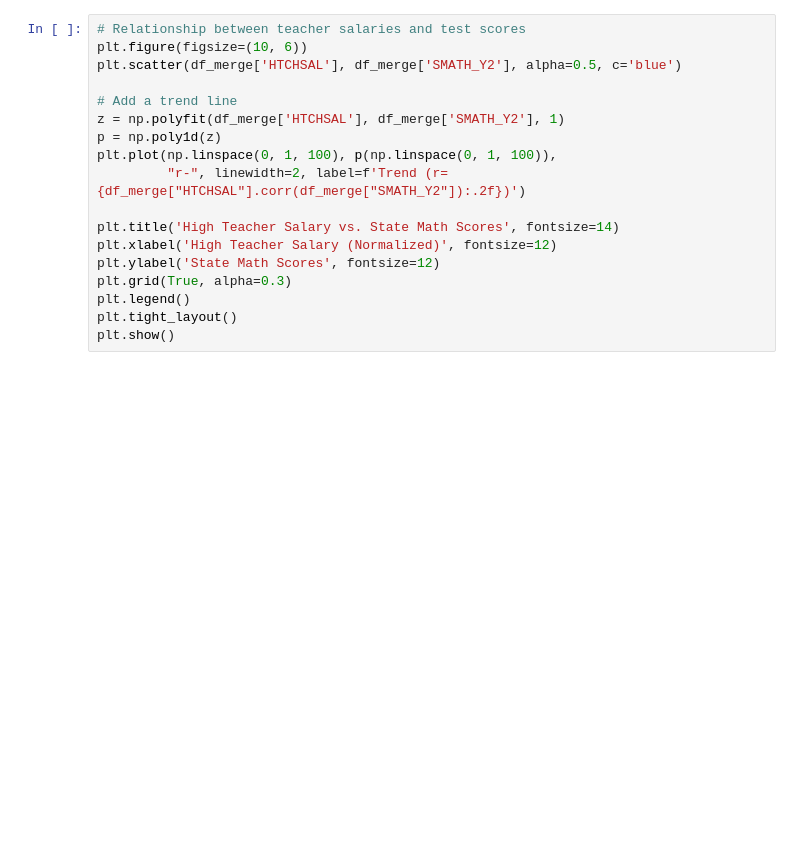
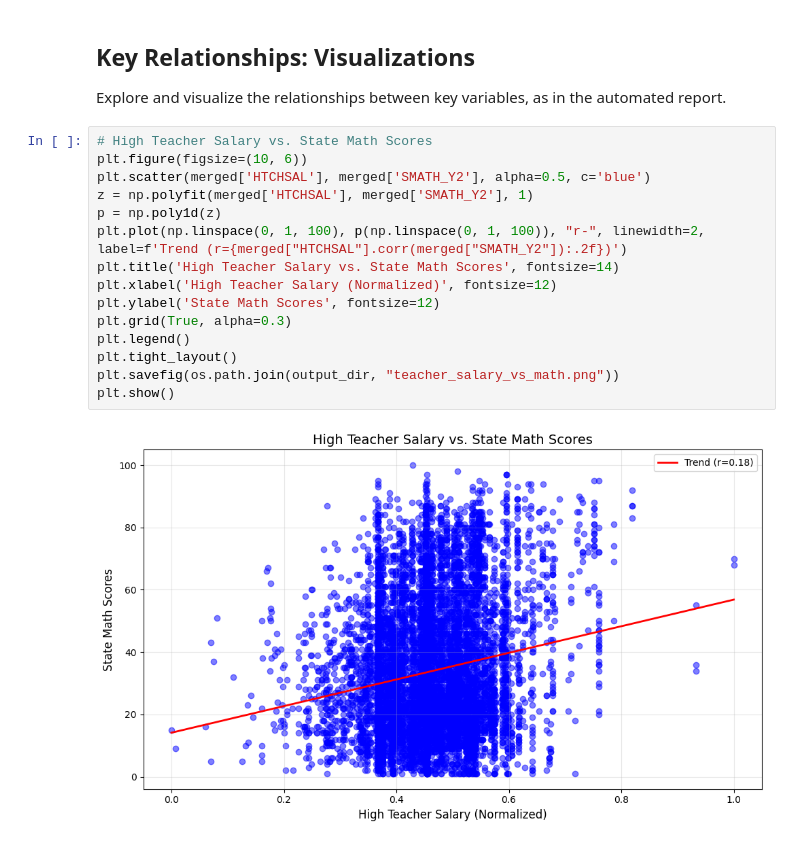
Before and after one commit to jalvarol/PublicSchoolData, a Jupyter notebook: src/Project.ipynb, the cells around one changed output. Drawn from its saved outputs; the diff is of its cells as text; blank space fills up the shorter version.

```diff
--- a/src/Project.ipynb
+++ b/src/Project.ipynb
@@ -152,19 +133,22 @@ Now that we've processed our data and looked at the correlation matrix, let's ex
+# %% [markdown]
+## Key Relationships: Visualizations
+
+Explore and visualize the relationships between key variables, as in the automated report.
 # %%
-# Relationship between teacher salaries and test scores
+# High Teacher Salary vs. State Math Scores
 plt.figure(figsize=(10, 6))
-plt.scatter(df_merge['HTCHSAL'], df_merge['SMATH_Y2'], alpha=0.5, c='blue')
-
-# Add a trend line
-z = np.polyfit(df_merge['HTCHSAL'], df_merge['SMATH_Y2'], 1)
+plt.scatter(merged['HTCHSAL'], merged['SMATH_Y2'], alpha=0.5, c='blue')
+z = np.polyfit(merged['HTCHSAL'], merged['SMATH_Y2'], 1)
 p = np.poly1d(z)
-plt.plot(np.linspace(0, 1, 100), p(np.linspace(0, 1, 100)),
-         "r-", linewidth=2, label=f'Trend (r={df_merge["HTCHSAL"].corr(df_merge["SMATH_Y2"]):.2f})')
-
+plt.plot(np.linspace(0, 1, 100), p(np.linspace(0, 1, 100)), "r-", linewidth=2, label=f'Trend (r={merged["HTCHSAL"].corr(merged["SMATH_Y2"]):.2f})')
 plt.title('High Teacher Salary vs. State Math Scores', fontsize=14)
 plt.xlabel('High Teacher Salary (Normalized)', fontsize=12)
 plt.ylabel('State Math Scores', fontsize=12)
 plt.grid(True, alpha=0.3)
 plt.legend()
 plt.tight_layout()
+plt.savefig(os.path.join(output_dir, "teacher_salary_vs_math.png"))
 plt.show()
+# %% [output]
+[figure, added]
 # %%
```
Also changed, not shown: parts of 17 cells of this notebook, 8 other files.
